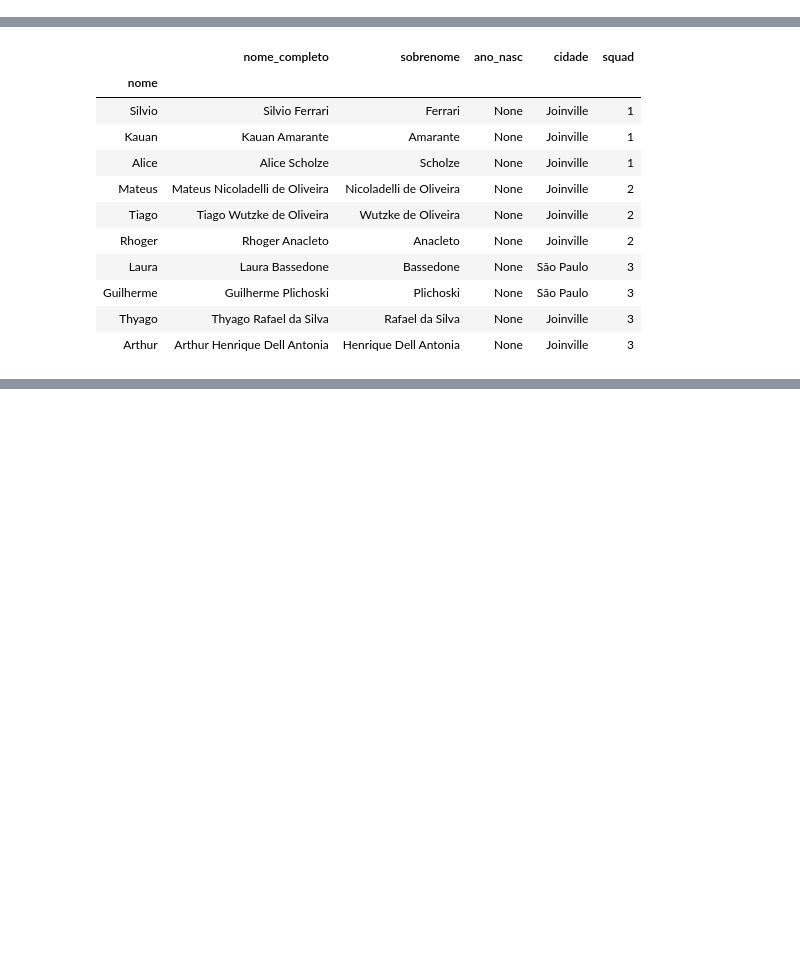
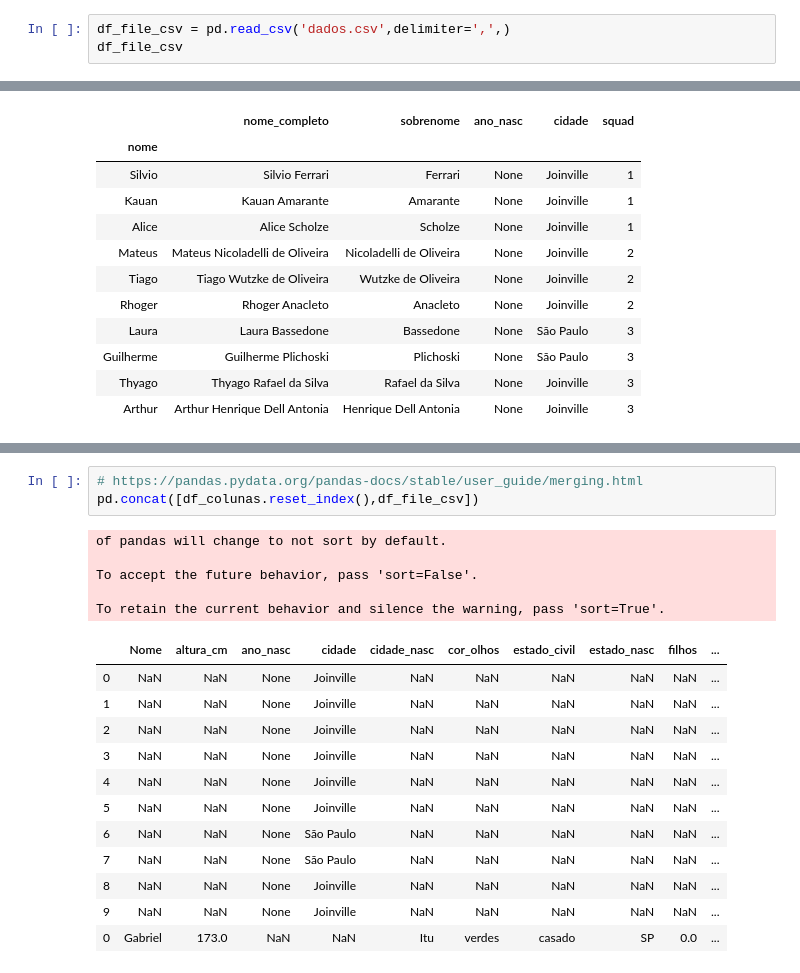
Before and after one commit to gabubellon/xp-ds-joi-2019, a Jupyter notebook: semana02/01.semana02.pandas.ipynb, the cells around one changed output, grey strips where cells are left out. Drawn from its saved outputs; the diff is of its cells as text; blank space fills up the shorter version.

```diff
--- a/semana02/01.semana02.pandas.ipynb
+++ b/semana02/01.semana02.pandas.ipynb
@@ -231,0 +225,3 @@ df_dict
+# %%
+df_file_csv = pd.read_csv('dados.csv',delimiter=',',)
+df_file_csv
@@ -488,0 +540,21 @@ df_colunas
+# %%
+# https://pandas.pydata.org/pandas-docs/stable/user_guide/merging.html
+pd.concat([df_colunas.reset_index(),df_file_csv])
+# %% [output]
+of pandas will change to not sort by default.
+
+To accept the future behavior, pass 'sort=False'.
+
+To retain the current behavior and silence the warning, pass 'sort=True'.
+|  | Nome | altura_cm | ano_nasc | cidade | cidade_nasc | cor_olhos | estado_civil | estado_nasc | filhos | ... |
+| 0 | NaN | NaN | None | Joinville | NaN | NaN | NaN | NaN | NaN | ... |
+| 1 | NaN | NaN | None | Joinville | NaN | NaN | NaN | NaN | NaN | ... |
+| 2 | NaN | NaN | None | Joinville | NaN | NaN | NaN | NaN | NaN | ... |
+| 3 | NaN | NaN | None | Joinville | NaN | NaN | NaN | NaN | NaN | ... |
+| 4 | NaN | NaN | None | Joinville | NaN | NaN | NaN | NaN | NaN | ... |
+| 5 | NaN | NaN | None | Joinville | NaN | NaN | NaN | NaN | NaN | ... |
+| 6 | NaN | NaN | None | São Paulo | NaN | NaN | NaN | NaN | NaN | ... |
+| 7 | NaN | NaN | None | São Paulo | NaN | NaN | NaN | NaN | NaN | ... |
+| 8 | NaN | NaN | None | Joinville | NaN | NaN | NaN | NaN | NaN | ... |
+| 9 | NaN | NaN | None | Joinville | NaN | NaN | NaN | NaN | NaN | ... |
+| 0 | Gabriel | 173.0 | NaN | NaN | Itu | verdes | casado | SP | 0.0 | ... |
```
Also changed, not shown: parts of 25 cells of this notebook, 3 other files.
